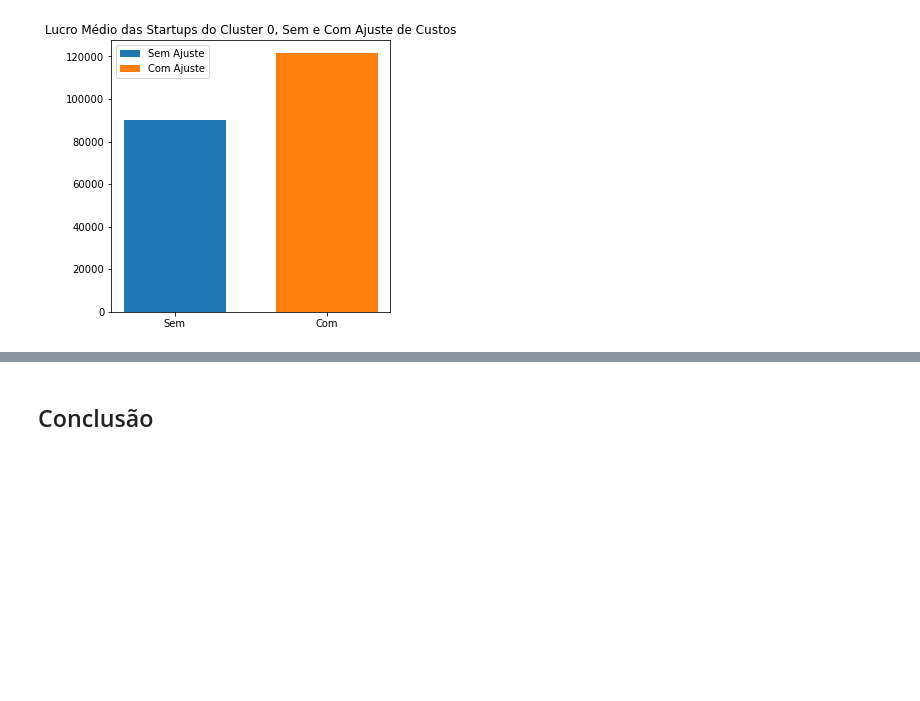
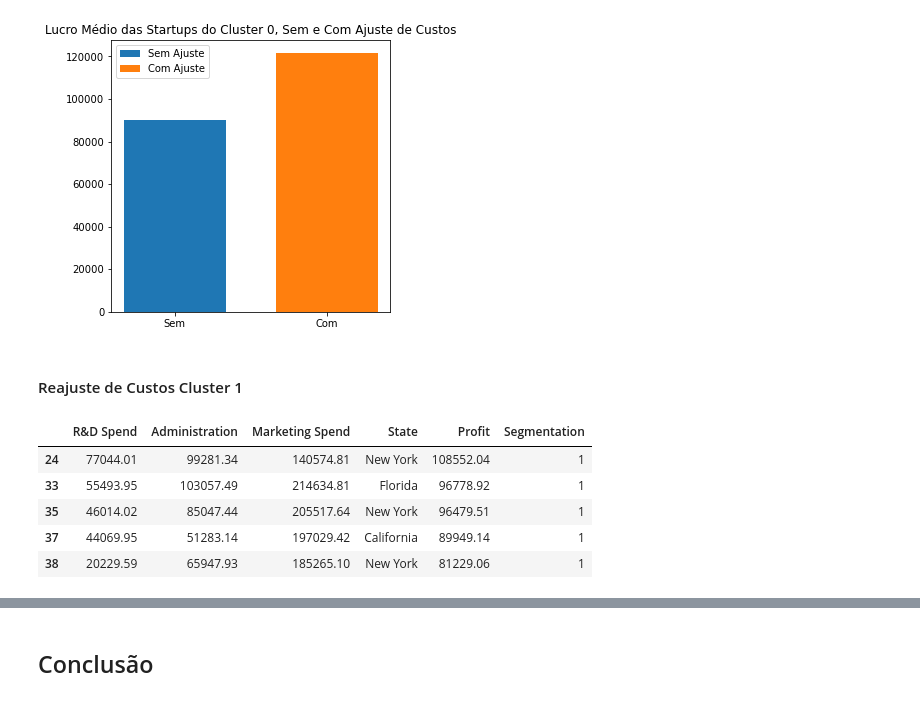
Before and after one commit to micaelleos/Portfolio-Data-Science, a Jupyter notebook: ProfitPrediction/dataanalisys.ipynb, the cells around one changed output, grey strips where cells are left out. Saved outputs shown, nothing was run; the diff lists cells and outputs as text; code cells hidden in the pictures; blank space fills up the shorter version.

```diff
--- a/ProfitPrediction/dataanalisys.ipynb
+++ b/ProfitPrediction/dataanalisys.ipynb
@@ -506,3 +510,16 @@ plt.title('Lucro Médio das Startups do Cluster 0, Sem e Com Ajuste de Custos')
 plt.show()
 # %% [output]
 [figure]
+# %% [markdown]
+#### Reajuste de Custos Cluster 1
+# %%
+# Selecionando dados das startups do cluster 1
+startups_c1 = dados.query('Segmentation == 1')
+startups_c1.head()
+# %% [output]
+|  | R&D Spend | Administration | Marketing Spend | State | Profit | Segmentation |
+| 24 | 77044.01 | 99281.34 | 140574.81 | New York | 108552.04 | 1 |
+| 33 | 55493.95 | 103057.49 | 214634.81 | Florida | 96778.92 | 1 |
+| 35 | 46014.02 | 85047.44 | 205517.64 | New York | 96479.51 | 1 |
+| 37 | 44069.95 | 51283.14 | 197029.42 | California | 89949.14 | 1 |
+| 38 | 20229.59 | 65947.93 | 185265.10 | New York | 81229.06 | 1 |
```
Also changed, not shown: parts of 14 cells of this notebook.
